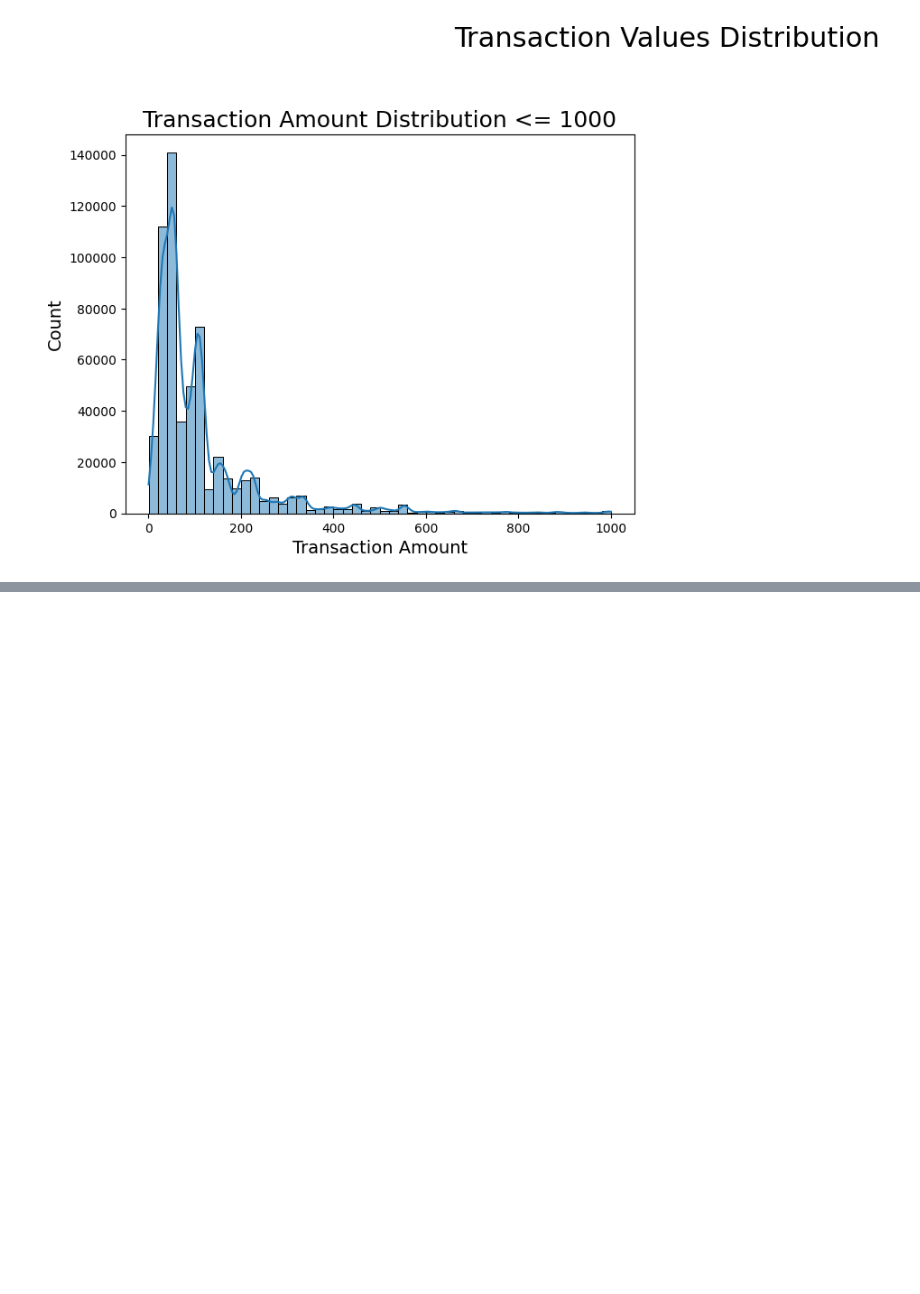
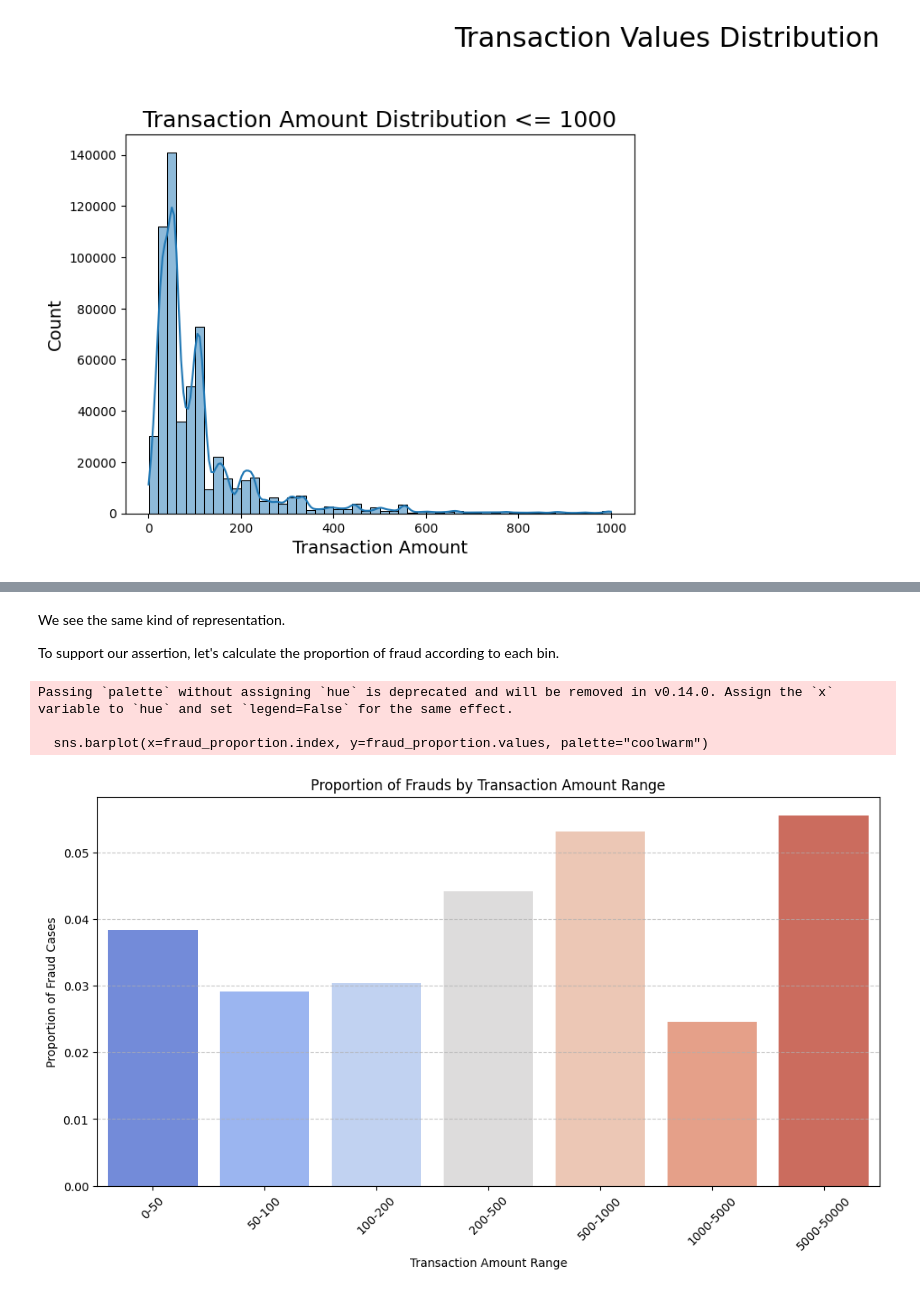
Before and after one commit to BYRic-F/E-commerce-Fraud-detection, a Jupyter notebook: Vesta E-commerce_Fraud_detection.ipynb, the cells around one changed output, grey strips where cells are left out. Saved outputs shown, nothing was run; the diff lists cells and outputs as text; code cells hidden in the pictures; blank space fills up the shorter version.

```diff
--- a/Vesta E-commerce_Fraud_detection.ipynb
+++ b/Vesta E-commerce_Fraud_detection.ipynb
@@ -252,0 +283,30 @@ plt.show()
+# %% [markdown]
+We see the same kind of representation.
+
+To support our assertion, let's calculate the proportion of fraud according to each bin.
+# %%
+# Calculer le nombre total de transactions et le nombre de fraudes par tranche
+total_transactions = train.groupby("Amount_bins").size()
+fraud_transactions = train[train["isFraud"] == 1].groupby("Amount_bins").size()
+
+# Calculer la proportion de fraudes
+fraud_proportion = (fraud_transactions / total_transactions).fillna(0)
+
+# Tracer le barplot de la proportion de fraudes
+plt.figure(figsize=(12, 6))
+sns.barplot(x=fraud_proportion.index, y=fraud_proportion.values, palette="coolwarm")
+
+# Personnalisation du graphique
+plt.xlabel("Transaction Amount Range")
+plt.ylabel("Proportion of Fraud Cases")
+plt.title("Proportion of Frauds by Transaction Amount Range")
+plt.xticks(rotation=45)  # Rotation pour améliorer la lisibilité
+plt.grid(axis="y", linestyle="--", alpha=0.7)
+
+# Afficher le graphique
+plt.show()
+# %% [output]
+Passing `palette` without assigning `hue` is deprecated and will be removed in v0.14.0. Assign the `x` variable to `hue` and set `legend=False` for the same effect.
+
+  sns.barplot(x=fraud_proportion.index, y=fraud_proportion.values, palette="coolwarm")
+[figure, added]
```
Also changed, not shown: parts of 3 cells of this notebook.
